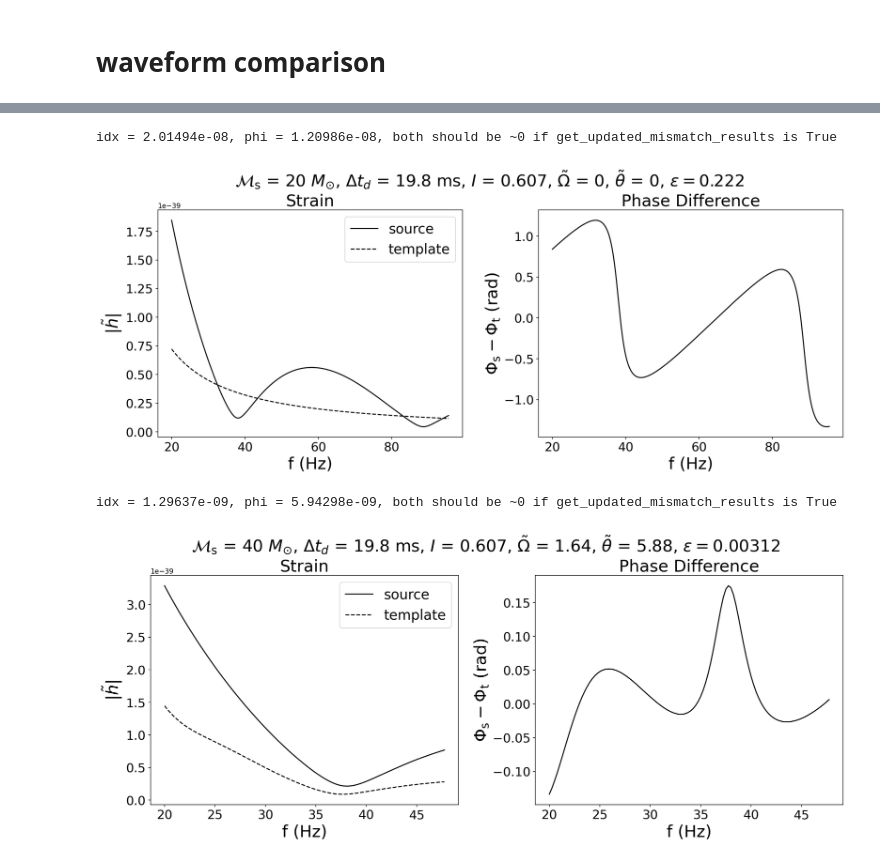
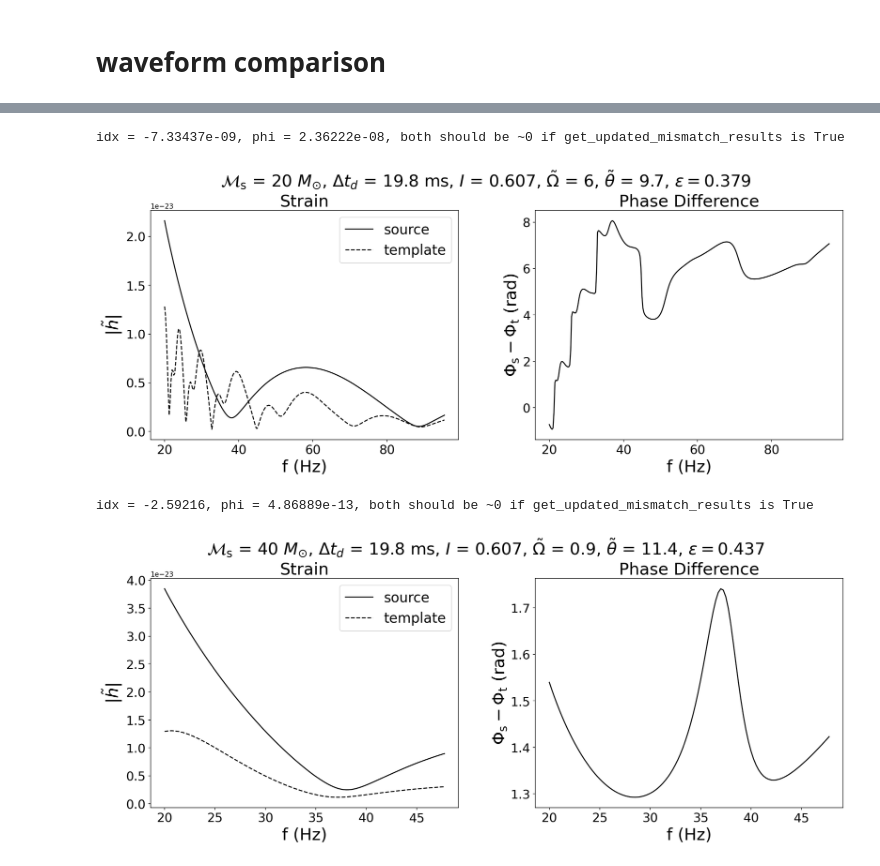
Before and after one commit to fairytien/lensing_and_precession, a Jupyter notebook: notebooks/contours_mismatch-ver6-paper.ipynb, the cells around one changed output, grey strips where cells are left out. Saved outputs shown, nothing was run; the diff lists cells and outputs as text; code cells hidden in the pictures.

```diff
--- a/notebooks/contours_mismatch-ver6-paper.ipynb
+++ b/notebooks/contours_mismatch-ver6-paper.ipynb
@@ -12,7 +12,11 @@ from modules.contours_ver2 import *
 # %% [markdown]
 # import data
 # %%
-with open("../data/TACC_indiv_contour_mcz20_2024-06-12_17-29-23.pkl", "rb") as f:
+# with open("../data/TACC_indiv_contour_mcz20_2024-06-12_17-29-23.pkl", "rb") as f:
+# with open("../data/TACC_indiv_contour_mcz20_2024-06-27_12-33-55.pkl", "rb") as f:
+# with open("../data/TACC_indiv_contour_mcz20_2024-06-27_14-35-53.pkl", "rb") as f:
+with open("../data/TACC_indiv_contour_mcz20_2024-06-27_17-48-11.pkl", "rb") as f:
+    # with open("../data/TACC_indiv_contour_mcz20_2024-06-27_18-07-08.pkl", "rb") as f:
     data_mcz20 = pickle.load(f)
 
 data_mcz20["stats"] = contour_stats(
@@ -158,11 +204,14 @@ plt.savefig("../figures/contour_mcz40.pdf", bbox_inches="tight")
 # %% [markdown]
 # waveform comparison
 # %%
-lens_params, RP_params = set_to_params(lens_params_1, RP_params_1)
+lens_params_0["MLz"] = 3e3 * solar_mass
+lens_params, RP_params = set_to_location(
+    loc_params["sys2"]["random"], lens_params_0, RP_params_0
+)
 lens_params["mcz"] = RP_params["mcz"] = 20 * solar_mass
-RP_params["omega_tilde"] = 2.15
-RP_params["theta_tilde"] = 8
-RP_params["gamma_P"] = 5.204254496855819
+RP_params["omega_tilde"] = data_mcz20["stats"]["ep_min_omega_tilde"]
+RP_params["theta_tilde"] = data_mcz20["stats"]["ep_min_theta_tilde"]
+RP_params["gamma_P"] = data_mcz20["stats"]["ep_min_gammaP"]
 
 plot_waveform_comparison(RP_params, lens_params, get_updated_mismatch_results=True)
 plt.savefig("../figures/template_mcz20_best.pdf", bbox_inches="tight")
@@ -171,0 +221,12 @@ idx = -1.91655e-09, phi = -4.96471e-09, both should be ~0 if get_updated_mismatc
+# %%
+lens_params_0["MLz"] = 2e3 * solar_mass
+lens_params, RP_params = set_to_location(
+    loc_params["sys2"]["random"], lens_params_0, RP_params_0
+)
+lens_params["mcz"] = RP_params["mcz"] = 20 * solar_mass
+RP_params["omega_tilde"] = 1
+RP_params["theta_tilde"] = 10
+RP_params["gamma_P"] = 4.06185717
+
+plot_waveform_comparison(RP_params, lens_params, get_updated_mismatch_results=True)
+plt.savefig("../figures/template_mcz20_best.pdf", bbox_inches="tight")
@@ -172,24 +236,30 @@ idx = -1.91655e-09, phi = -4.96471e-09, both should be ~0 if get_updated_mismatc
 # %%
-lens_params, RP_params = set_to_params(lens_params_1, RP_params_1)
+lens_params_0["MLz"] = 2e3 * solar_mass
+lens_params, RP_params = set_to_location(
+    loc_params["sys2"]["random"], lens_params_0, RP_params_0
+)
 lens_params["mcz"] = RP_params["mcz"] = 20 * solar_mass
-RP_params["omega_tilde"] = 0
-RP_params["theta_tilde"] = 0
-RP_params["gamma_P"] = 0
+RP_params["omega_tilde"] = data_mcz20["stats"]["ep_max_omega_tilde"]
+RP_params["theta_tilde"] = data_mcz20["stats"]["ep_max_theta_tilde"]
+RP_params["gamma_P"] = data_mcz20["stats"]["ep_max_gammaP"]
 
 plot_waveform_comparison(RP_params, lens_params, get_updated_mismatch_results=True)
 plt.savefig("../figures/template_mcz20_worst.pdf", bbox_inches="tight")
 # %% [output]
-idx = 2.01494e-08, phi = 1.20986e-08, both should be ~0 if get_updated_mismatch_results is True
+idx = -7.33437e-09, phi = 2.36222e-08, both should be ~0 if get_updated_mismatch_results is True
-[figure, old version]
+[figure, new version]
 # %%
-lens_params, RP_params = set_to_params(lens_params_1, RP_params_1)
+lens_params_0["MLz"] = 2e3 * solar_mass
+lens_params, RP_params = set_to_location(
+    loc_params["sys2"]["random"], lens_params_0, RP_params_0
+)
 lens_params["mcz"] = RP_params["mcz"] = 40 * solar_mass
-RP_params["omega_tilde"] = 1.64
-RP_params["theta_tilde"] = 5.875
-RP_params["gamma_P"] = 2.982926357953945
+RP_params["omega_tilde"] = data_mcz40["stats"]["ep_min_omega_tilde"]
+RP_params["theta_tilde"] = data_mcz40["stats"]["ep_min_theta_tilde"]
+RP_params["gamma_P"] = data_mcz40["stats"]["ep_min_gammaP"]
 
 plot_waveform_comparison(RP_params, lens_params, get_updated_mismatch_results=True)
 plt.savefig("../figures/template_mcz40_best.pdf", bbox_inches="tight")
 # %% [output]
-idx = 1.29637e-09, phi = 5.94298e-09, both should be ~0 if get_updated_mismatch_results is True
+idx = -2.59216, phi = 4.86889e-13, both should be ~0 if get_updated_mismatch_results is True
-[figure, old version]
+[figure, new version]
```
Also changed, not shown: parts of 13 cells of this notebook, 9 other files.
